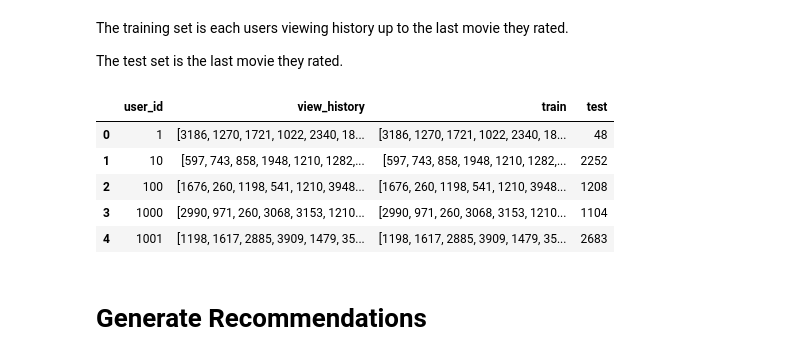
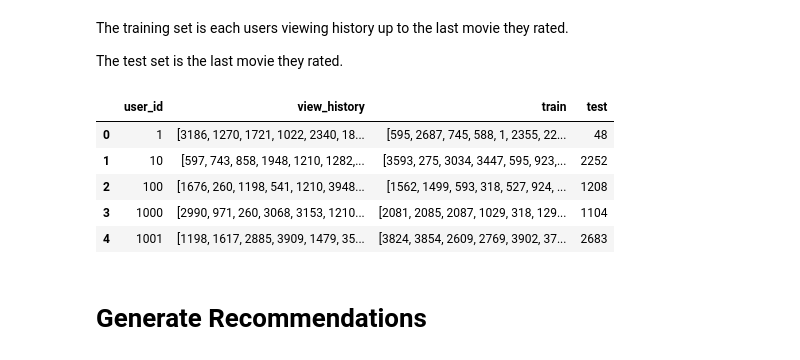
Before and after one commit to hsm207/movielens-weaviate, a Jupyter notebook: notebooks/04_eval.ipynb, the cells around one changed output. Saved outputs shown, nothing was run; the diff lists cells and outputs as text; code cells hidden in the pictures.

```diff
--- a/notebooks/04_eval.ipynb
+++ b/notebooks/04_eval.ipynb
@@ -292,20 +290,22 @@ The test set is the last movie they rated.
 # %%
 # add column called train
 # train is the everything in view_history except the last item
 history['train'] = history['view_history'].apply(lambda x: x[:-1])
+# due to compute limitations, we only consider the last 10 views
+history['train'] = history['train'].apply(lambda x: x[-10:])
 
 # add column called test
 # test is the last item in view_history
 history['test'] = history['view_history'].apply(lambda x: x[-1])
 
 history.head()
 # %% [output]
 |  | user_id | view_history | train | test |
-| 0 | 1 | [3186, 1270, 1721, 1022, 2340, 18... | [3186, 1270, 1721, 1022, 2340, 18... | 48 |
-| 1 | 10 | [597, 743, 858, 1948, 1210, 1282,... | [597, 743, 858, 1948, 1210, 1282,... | 2252 |
-| 2 | 100 | [1676, 260, 1198, 541, 1210, 3948... | [1676, 260, 1198, 541, 1210, 3948... | 1208 |
-| 3 | 1000 | [2990, 971, 260, 3068, 3153, 1210... | [2990, 971, 260, 3068, 3153, 1210... | 1104 |
-| 4 | 1001 | [1198, 1617, 2885, 3909, 1479, 35... | [1198, 1617, 2885, 3909, 1479, 35... | 2683 |
+| 0 | 1 | [3186, 1270, 1721, 1022, 2340, 18... | [595, 2687, 745, 588, 1, 2355, 22... | 48 |
+| 1 | 10 | [597, 743, 858, 1948, 1210, 1282,... | [3593, 275, 3034, 3447, 595, 923,... | 2252 |
+| 2 | 100 | [1676, 260, 1198, 541, 1210, 3948... | [1562, 1499, 593, 318, 527, 924, ... | 1208 |
+| 3 | 1000 | [2990, 971, 260, 3068, 3153, 1210... | [2081, 2085, 2087, 1029, 318, 129... | 1104 |
+| 4 | 1001 | [1198, 1617, 2885, 3909, 1479, 35... | [3824, 3854, 2609, 2769, 3902, 37... | 2683 |
 # %% [markdown]
 # Generate Recommendations
 # %%
```
Also changed, not shown: parts of 4 cells of this notebook.
